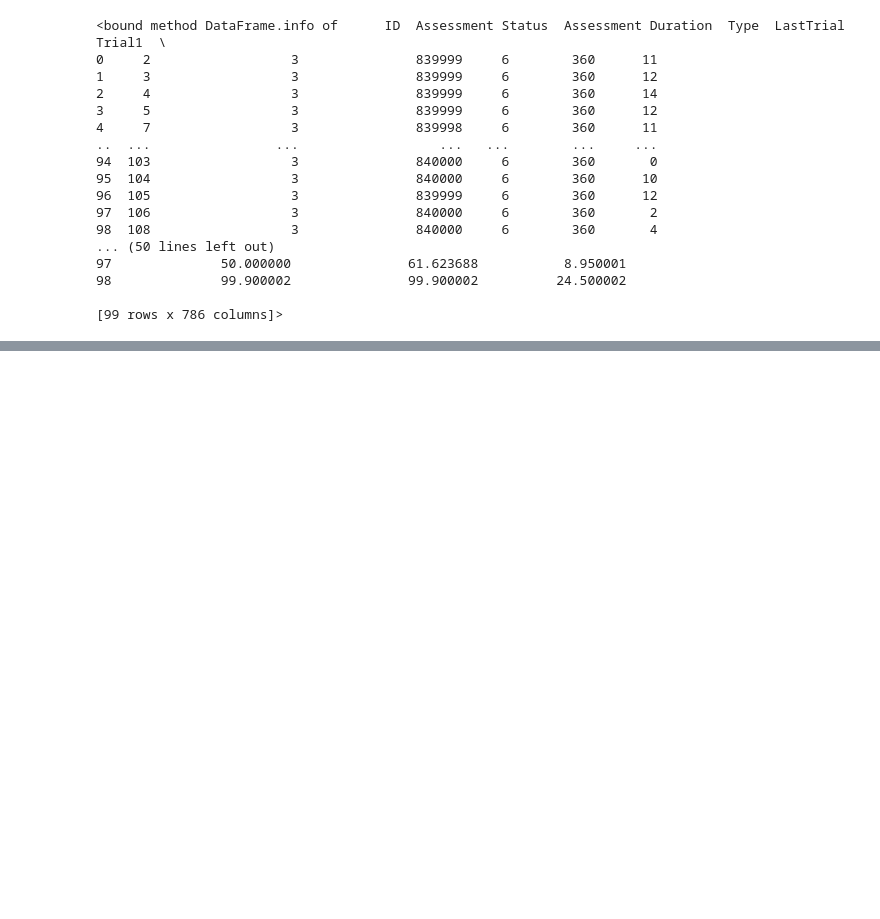
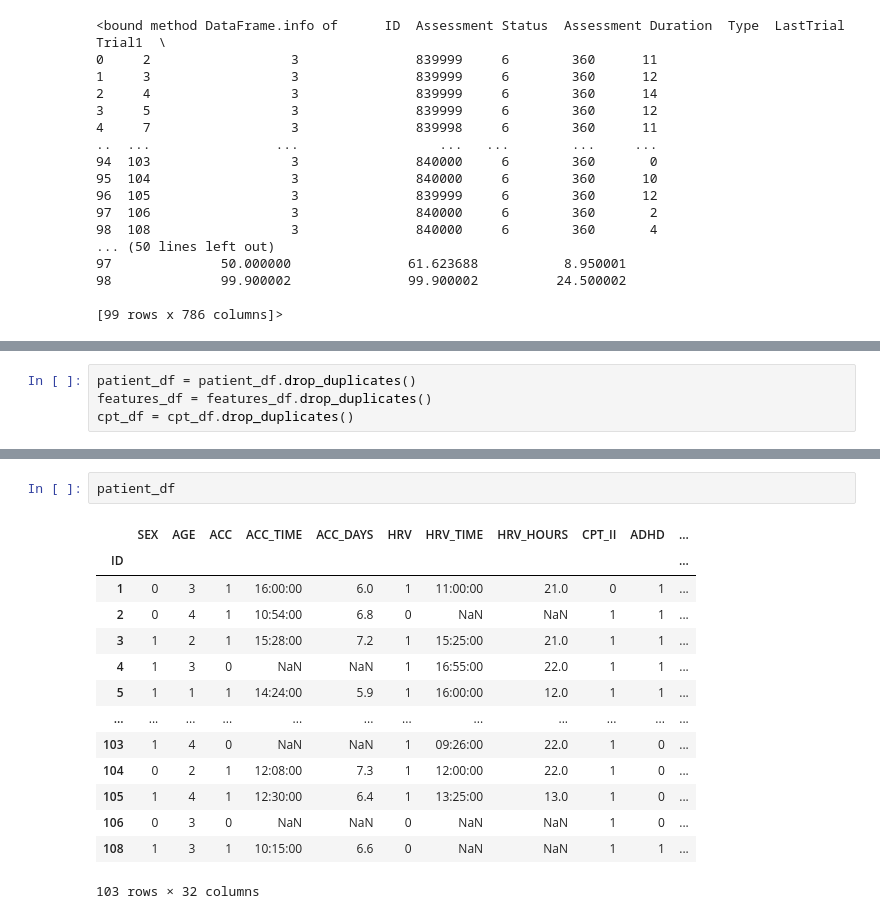
Before and after one commit to Amahseyn/ADHD, a Jupyter notebook: preprocess.ipynb, the cells around one changed output, grey strips where cells are left out. Saved outputs shown, nothing was run; the diff lists cells and outputs as text; blank space fills up the shorter version.

```diff
--- a/preprocess.ipynb
+++ b/preprocess.ipynb
@@ -176,0 +212,4 @@ cpt_df.info
+# %%
+patient_df = patient_df.drop_duplicates()
+features_df = features_df.drop_duplicates()
+cpt_df = cpt_df.drop_duplicates()
@@ -176,0 +231,17 @@ cpt_df.info
+# %%
+patient_df
+# %% [output]
+|  | SEX | AGE | ACC | ACC_TIME | ACC_DAYS | HRV | HRV_TIME | HRV_HOURS | CPT_II | ADHD | ... |
+| ID |  |  |  |  |  |  |  |  |  |  | ... |
+| 1 | 0 | 3 | 1 | 16:00:00 | 6.0 | 1 | 11:00:00 | 21.0 | 0 | 1 | ... |
+| 2 | 0 | 4 | 1 | 10:54:00 | 6.8 | 0 | NaN | NaN | 1 | 1 | ... |
+| 3 | 1 | 2 | 1 | 15:28:00 | 7.2 | 1 | 15:25:00 | 21.0 | 1 | 1 | ... |
+| 4 | 1 | 3 | 0 | NaN | NaN | 1 | 16:55:00 | 22.0 | 1 | 1 | ... |
+| 5 | 1 | 1 | 1 | 14:24:00 | 5.9 | 1 | 16:00:00 | 12.0 | 1 | 1 | ... |
+| ... | ... | ... | ... | ... | ... | ... | ... | ... | ... | ... | ... |
+| 103 | 1 | 4 | 0 | NaN | NaN | 1 | 09:26:00 | 22.0 | 1 | 0 | ... |
+| 104 | 0 | 2 | 1 | 12:08:00 | 7.3 | 1 | 12:00:00 | 22.0 | 1 | 0 | ... |
+| 105 | 1 | 4 | 1 | 12:30:00 | 6.4 | 1 | 13:25:00 | 13.0 | 1 | 0 | ... |
+| 106 | 0 | 3 | 0 | NaN | NaN | 0 | NaN | NaN | 1 | 0 | ... |
+| 108 | 1 | 3 | 1 | 10:15:00 | 6.6 | 0 | NaN | NaN | 1 | 1 | ... |
+103 rows × 32 columns
```
Also changed, not shown: parts of 10 cells of this notebook.
